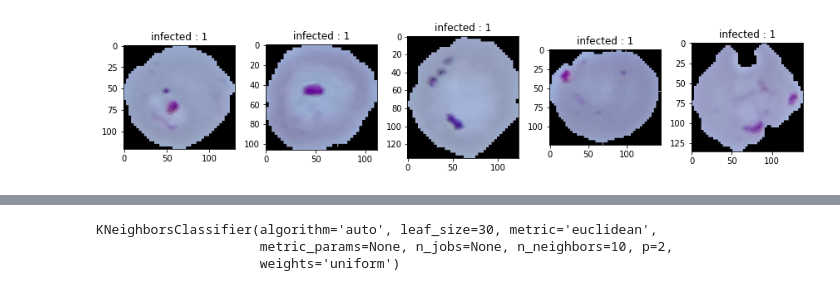
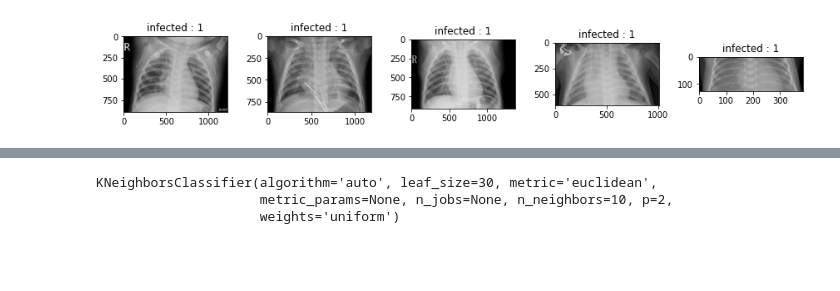
Before and after one commit to andiainundzariah/Skripsi, a Jupyter notebook: Dataset8020.ipynb, the cells around one changed output, grey strips where cells are left out. Cells and saved outputs as stored; diff of their text form; code cells hidden in the pictures; blank space fills up the shorter version.

```diff
--- a/Dataset8020.ipynb
+++ b/Dataset8020.ipynb
@@ -26,11 +32,11 @@ from sklearn.metrics import recall_score
 from skimage import io
 from skimage import feature
 # %%
-terinfeksi_data = os.listdir('/content/drive/My Drive/Dataset/DATA8020/Terinfeksi')
-print(terinfeksi_data)
+pneumonia_data = os.listdir('/content/drive/My Drive/Dataset/DATA8020/Pneumonia/')
+print(pneumonia_data)
+print(len(pneumonia_data))
 
-print('\n')
-
-tidakTerinfeksi_data = os.listdir('/content/drive/My Drive/Dataset/DATA8020/TidakTerinfeksi')
-print(tidakTerinfeksi_data)
+tidakPneumonia_data = os.listdir('/content/drive/My Drive/Dataset/DATA8020/Tidak Pneumonia/')
+print(tidakPneumonia_data)
+print(len(tidakPneumonia_data))
 # %% [output]
@@ -41,42 +47,71 @@ print(tidakTerinfeksi_data)
 # %%
-#Tahap Visualisasi Citra Malaria Terinfeksi
+#Tahap ini hanya utk Visualisasi Citra Penyakit Pneumonia
+#library matplotlib, hanya u/ visualisasi
+
+
+plt.figure(figsize = (12,12)) #mengatur skala citra yg ditmpilkan
+for i in range(5):            #melakukan perulangan sbnyk 5X (dgn nilai awal i=0)
+    plt.subplot(1, 5, i+1)    #plot letak citra, librry cv2
+    img = cv2.imread('/content/drive/My Drive/Dataset/DATA8020/Pneumonia' + "/" + pneumonia_data[i])
+    plt.imshow(img,cmap='gray')           #plot citra sesuai ketmpt yg disediakan baris ke2
+    plt.title('infected : 1') #pmbrian title, 1 itu memberikan nilai actual bahwa terinfeksi itu = 1
+    plt.tight_layout()        #tampilannya disesuaikan dgn lebar layar
 
 plt.figure(figsize = (12,12))
 for i in range(5):
     plt.subplot(1, 5, i+1)
-    img = cv2.imread('/content/drive/My Drive/Dataset/DATA8020/Terinfeksi' + "/" + terinfeksi_data[i])
-    plt.imshow(img,cmap='gray')
-    plt.title('infected : 1')
+    img = cv2.imread('/content/drive/My Drive/Dataset/DATA8020/Pneumonia' + "/" + pneumonia_data[i])
+    gray = cv2.cvtColor(img, cv2.COLOR_BGR2GRAY)
+    img = cv2.GaussianBlur(gray, (3,3),0)
+    edges = cv2.Sobel(img, cv2.CV_64F,1,0, ksize=5)
+    plt.imshow(edges,cmap='gray')
+    plt.title('Seg. Sobel : x')
     plt.tight_layout()
+
+plt.figure(figsize= (12,12))
+for i in range (5):
+  plt.subplot(1, 5, i+1)
+  img = cv2.imread ('/content/drive/My Drive/Dataset/DATA8020/Pneumonia' + "/" +pneumonia_data[i])
+  gray = cv2.cvtColor (img, cv2.COLOR_BGR2GRAY)
+  img = cv2.GaussianBlur(gray, (3,3), 0)
+  edges = cv2.Sobel (img, cv2.CV_64F,0,1, ksize=5)
+  plt.imshow(edges, cmap="gray")
+  plt.title ('Seg. sobel : y')
+  plt.tight_layout()
+
+
+#Tahap Visualisasi Citra Tidak Pneumonia
 
 plt.figure(figsize = (12,12))
 for i in range(5):
     plt.subplot(1, 5, i+1)
-    img = cv2.imread('/content/drive/My Drive/Dataset/DATA8020/Terinfeksi' + "/" + terinfeksi_data[i])
-    edges = cv2.Canny(img,80,30)
-    plt.imshow(edges,cmap='gray')
-    plt.title('Seg. Canny infected : 1')
-    plt.tight_layout()
-
-
-#Tahap Visualisasi Citra Malaria Tidak Terinfeksi
-
-plt.figure(figsize = (12,12))
-for i in range(5):
-    plt.subplot(1, 5, i+1)
-    img = cv2.imread('/content/drive/My Drive/Dataset/DATA8020/TidakTerinfeksi' + "/" + tidakTerinfeksi_data[i])
-    plt.imshow(img,cmap='gray')
+    img = cv2.imread('/content/drive/My Drive/Dataset/DATA8020/Tidak Pneumonia' + "/" + tidakPneumonia_data[i])
+    plt.imshow(img)
     plt.title('uninfected : 0')
     plt.tight_layout()
 
 plt.figure(figsize = (12,12))
 for i in range(5):
     plt.subplot(1, 5, i+1)
-    img = cv2.imread('/content/drive/My Drive/Dataset/DATA8020/TidakTerinfeksi' + "/" + tidakTerinfeksi_data[i])
-    edges = cv2.Canny(img,80,30)
+    img = cv2.imread('/content/drive/My Drive/Dataset/DATA8020/Tidak Pneumonia' + "/" + tidakPneumonia_data[i])
+    gray = cv2.cvtColor (img, cv2.COLOR_BGR2GRAY)
+    img = cv2.GaussianBlur (gray, (3,3),0)
+    edges = cv2.Sobel(img, cv2.CV_64F,1,0,ksize=5)
     plt.imshow(edges,cmap='gray')
-    plt.title('Seg. Canny uninfected : 0')
+    plt.title('Seg. sobel : x')
     plt.tight_layout()
+
+plt.figure(figsize = (12,12))
+for i in range(5):
+    plt.subplot(1, 5, i+1)
+    img = cv2.imread('/content/drive/My Drive/Dataset/DATA8020/Tidak Pneumonia' + "/" + tidakPneumonia_data[i])
+    gray = cv2.cvtColor (img, cv2.COLOR_BGR2GRAY)
+    img = cv2.GaussianBlur (gray, (3,3),0)
+    edges = cv2.Sobel(img, cv2.CV_64F,0,1,ksize=5)
+    plt.imshow(edges,cmap='gray')
+    plt.title('Seg. sobel : y')
+    plt.tight_layout()
+
 plt.show()
 # %% [output]
-[figure, old version]
+[figure, new version]
```
Also changed, not shown: parts of 15 cells of this notebook.
